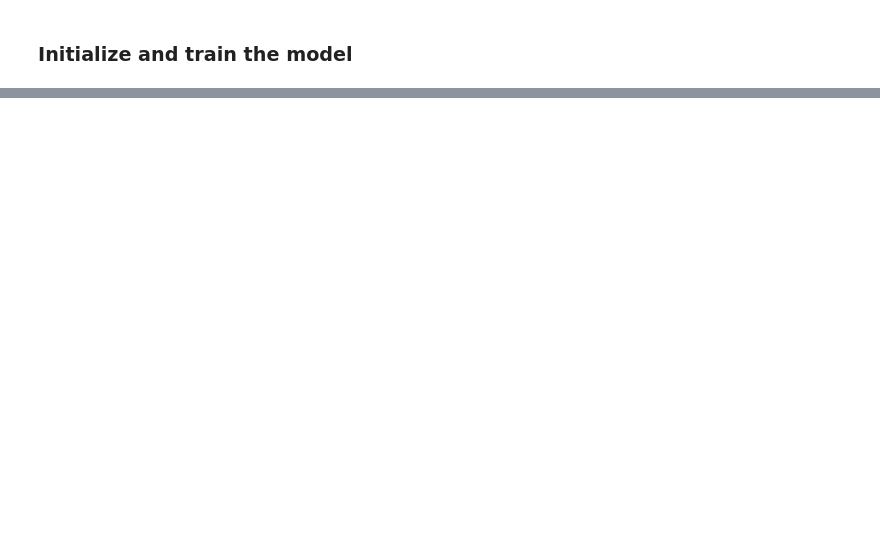
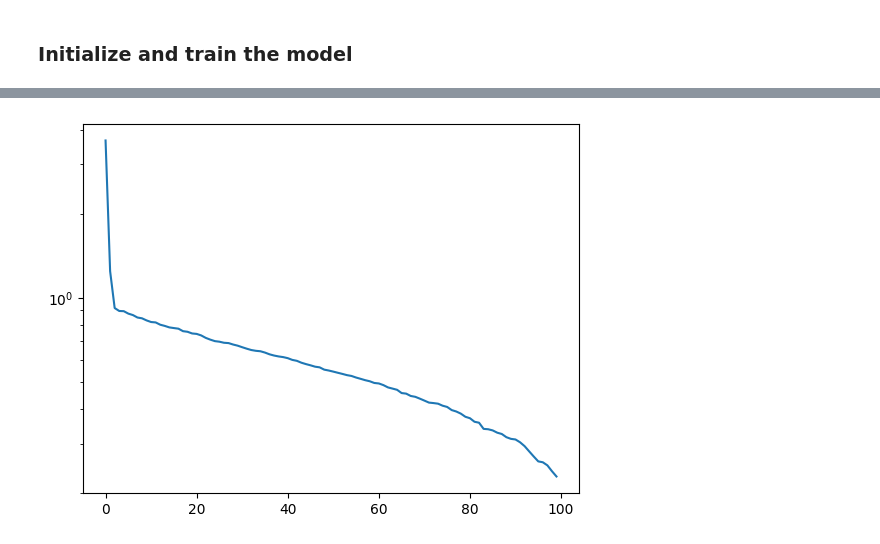
Before and after one commit to cdagher/MatMul, a Jupyter notebook: matmul/test.ipynb, the cells around one changed output, grey strips where cells are left out. Drawn from its saved outputs; the diff is of its cells as text; code cells hidden in the pictures; blank space fills up the shorter version.

Commit message:
Added code for a Toeplitz matrix

```diff
--- a/matmul/test.ipynb
+++ b/matmul/test.ipynb
@@ -37,8 +41,9 @@ def load_data(b: int = 100, key: jrandom.PRNGKey = jrandom.PRNGKey(0)):
 # Evaluation and Training
 def loss(model: NN, x: Float[Array, "b 2 10 10"], y: Float[Array, "b 10 10"]) -> Float[Array, ""]:
     y_pred = jax.vmap(model)(x[:, 0], x[:, 1])
-    return jnp.mean((y - y_pred) ** 2)
+    # return jnp.mean((y - y_pred) ** 2)
     # return cross_entropy(y, y_pred)
+    return jnp.linalg.norm(y - y_pred) # frobenius norm by default
 
 def cross_entropy(y: Float[Array, "b 10 10"], y_pred: Float[Array, "b 10 10"]) -> Float[Array, ""]:
     return -jnp.mean(y * jnp.log(y_pred))
@@ -119,0 +170,19 @@ Step 3999, Loss: 7.3215034295665e-13
+# %%
+# Data
+def load_data(b: Optional[int] = 100, key: jrandom.PRNGKey = jrandom.PRNGKey(0)):
+    key, subkey = jrandom.split(key)
+
+    c = jnp.zeros((100,))
+    c = c.at[0].set(-2.)
+    c = c.at[1].set(1.)
+
+    r = jnp.zeros((100,))
+    r = r.at[0].set(-2.)
+    r = r.at[1].set(1.)
+
+    A = jsp.linalg.toeplitz(c, r)
+
+    x = jrandom.normal(subkey, (b, 100))
+    Y = A @ x[:, ].T
+
+    return x, Y
@@ -119,0 +231,6 @@ Step 3999, Loss: 7.3215034295665e-13
+# %%
+net = Toeplitz()
+
+print("Network parameters: ", net.param_count(), "\n")
+
+net = train(net, opt.adam(LEARNING_RATE), int(1.5*EPOCHS), PRINT_EVERY)
@@ -119,0 +255,6 @@ Step 3999, Loss: 7.3215034295665e-13
+# %%
+plt.plot(net.layer_singular_values(-1))
+plt.yscale('log')
+plt.show()
+# %% [output]
+[figure, added]
```
Also changed, not shown: parts of 16 cells of this notebook.
